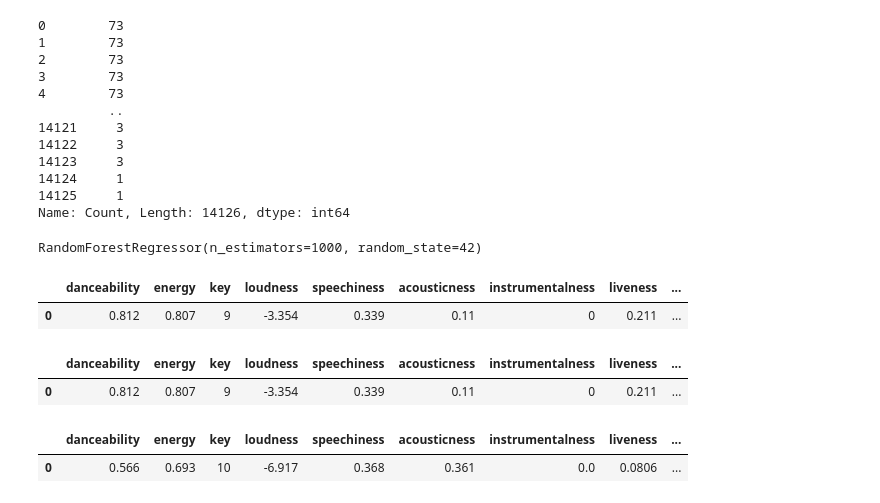
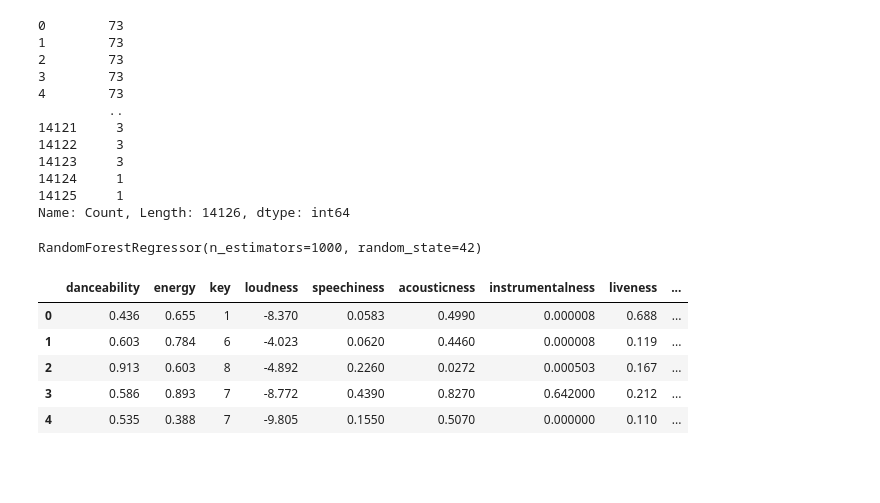
Before and after one commit to 98yangjames/SpotifyML, a Jupyter notebook: RandomForest.ipynb, the cells around one changed output. Saved outputs shown, nothing was run; the diff lists cells and outputs as text; code cells hidden in the pictures; blank space fills up the shorter version.

```diff
--- a/RandomForest.ipynb
+++ b/RandomForest.ipynb
@@ -82,39 +82,16 @@ rf = RandomForestRegressor(n_estimators = 1000, random_state = 42)
 rf.fit(features, labels)
 # %% [output]
 RandomForestRegressor(n_estimators=1000, random_state=42)
-# %%
-# Get the new song
-from spotipy.oauth2 import SpotifyClientCredentials
-import spotipy
-
-cid = '7cda6c1856a24d109ba5521fd35fd5a3'
-secret = 'ac6d7cd270aa48cab17e179262d78031'
-
-client_credentials_manager = SpotifyClientCredentials(client_id=cid, client_secret=secret)
-sp = spotipy.Spotify(client_credentials_manager = client_credentials_manager)
-
-new_song_uri = 'spotify:track:4b3rGL8LDSkbARUUA20136'
-song_stats = pd.DataFrame.from_dict(sp.audio_features(new_song_uri)).drop(['type', 'mode', 'id', 'uri', 'track_href', 'analysis_url', 'time_signature', 'duration_ms'], axis = 1)
-song_stats
-# %% [output]
-|  | danceability | energy | key | loudness | speechiness | acousticness | instrumentalness | liveness | ... |
-| 0 | 0.812 | 0.807 | 9 | -3.354 | 0.339 | 0.11 | 0 | 0.211 | ... |
-# %%
-# Attach the Season
-song_stats[1] = 1
-song_stats[2] = 0
-song_stats[3] = 0
-song_stats[4] = 0
-song_stats.columns = song_stats.columns.astype(str)
-song_stats
-# %% [output]
-|  | danceability | energy | key | loudness | speechiness | acousticness | instrumentalness | liveness | ... |
-| 0 | 0.812 | 0.807 | 9 | -3.354 | 0.339 | 0.11 | 0 | 0.211 | ... |
-# %%
-features.head(1)
-# %% [output]
-|  | danceability | energy | key | loudness | speechiness | acousticness | instrumentalness | liveness | ... |
-| 0 | 0.566 | 0.693 | 10 | -6.917 | 0.368 | 0.361 | 0.0 | 0.0806 | ... |
+# %%
+song_stats = pd.read_csv('Data/Playlist_Data/playlist_stats.csv').drop('Unnamed: 0', axis = 1)
+song_stats.head(5)
+# %% [output]
+|  | danceability | energy | key | loudness | speechiness | acousticness | instrumentalness | liveness | ... |
+| 0 | 0.436 | 0.655 | 1 | -8.370 | 0.0583 | 0.4990 | 0.000008 | 0.688 | ... |
+| 1 | 0.603 | 0.784 | 6 | -4.023 | 0.0620 | 0.4460 | 0.000008 | 0.119 | ... |
+| 2 | 0.913 | 0.603 | 8 | -4.892 | 0.2260 | 0.0272 | 0.000503 | 0.167 | ... |
+| 3 | 0.586 | 0.893 | 7 | -8.772 | 0.4390 | 0.8270 | 0.642000 | 0.212 | ... |
+| 4 | 0.535 | 0.388 | 7 | -9.805 | 0.1550 | 0.5070 | 0.000000 | 0.110 | ... |
 # %%
 import numpy as np
 # Use the forest's predict method on the test data
```
Also changed, not shown: parts of 10 cells of this notebook, 7 other files.
